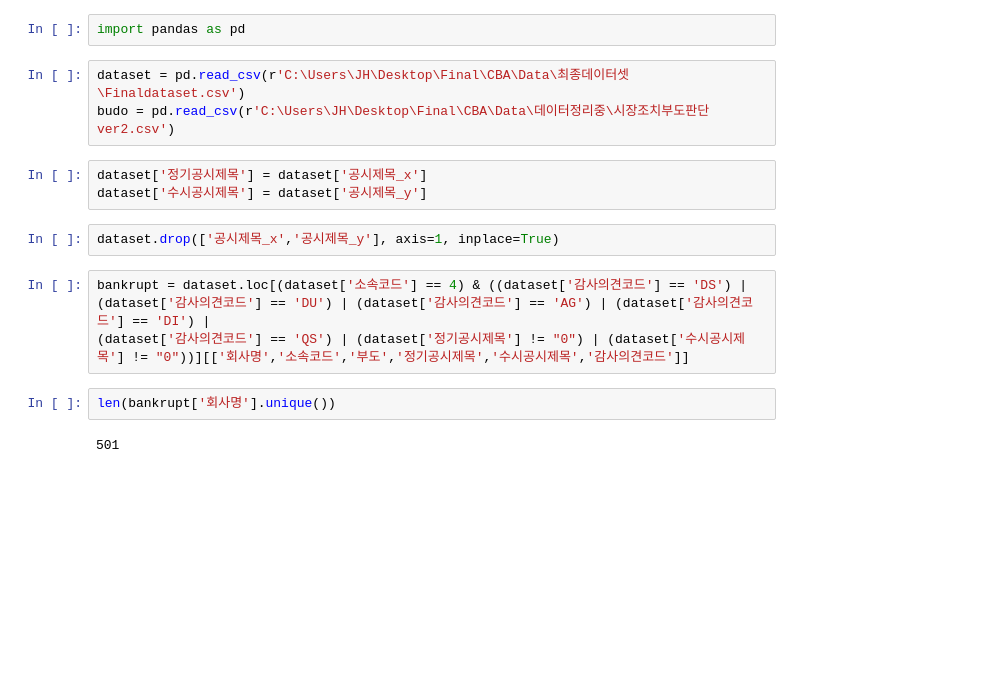
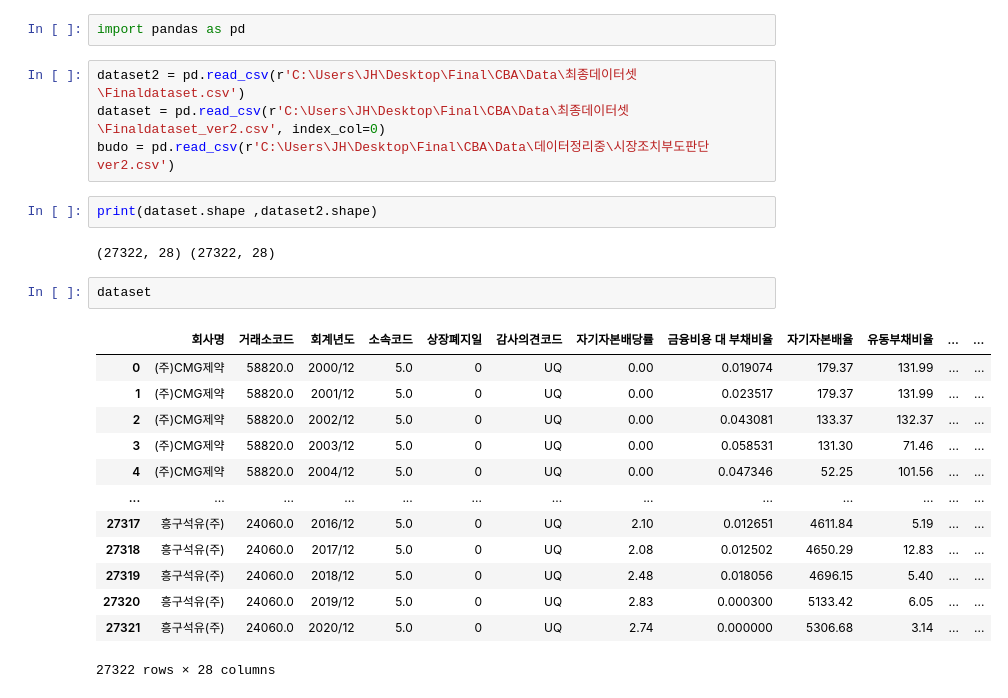
Before and after one commit to JxxHxxx/Ubion-CorporateBankruptcyAnalysis, a Jupyter notebook: Code/JH/code/preprocessing/prepro_bankruptct_3.ipynb, the cells around one changed output. Saved outputs shown, nothing was run; the diff lists cells and outputs as text; blank space fills up the shorter version.

```diff
--- a/Code/JH/code/preprocessing/prepro_bankruptct_3.ipynb
+++ b/Code/JH/code/preprocessing/prepro_bankruptct_3.ipynb
@@ -1,17 +1,26 @@
 # %%
 import pandas as pd
 # %%
-dataset = pd.read_csv(r'C:\Users\JH\Desktop\Final\CBA\Data\최종데이터셋\Finaldataset.csv')
+dataset2 = pd.read_csv(r'C:\Users\JH\Desktop\Final\CBA\Data\최종데이터셋\Finaldataset.csv')
+dataset = pd.read_csv(r'C:\Users\JH\Desktop\Final\CBA\Data\최종데이터셋\Finaldataset_ver2.csv', index_col=0)
 budo = pd.read_csv(r'C:\Users\JH\Desktop\Final\CBA\Data\데이터정리중\시장조치부도판단ver2.csv')
-# %%
-dataset['정기공시제목'] = dataset['공시제목_x']
-dataset['수시공시제목'] = dataset['공시제목_y']
-# %%
-dataset.drop(['공시제목_x','공시제목_y'], axis=1, inplace=True)
-# %%
-bankrupt = dataset.loc[(dataset['소속코드'] == 4) & ((dataset['감사의견코드'] == 'DS') | (dataset['감사의견코드'] == 'DU') | (dataset['감사의견코드'] == 'AG') | (dataset['감사의견코드'] == 'DI') |
-(dataset['감사의견코드'] == 'QS') | (dataset['정기공시제목'] != "0") | (dataset['수시공시제목'] != "0"))][['회사명','소속코드','부도','정기공시제목','수시공시제목','감사의견코드']]
-# %%
-len(bankrupt['회사명'].unique())
-# %% [output]
-501
+# %%
+print(dataset.shape ,dataset2.shape)
+# %% [output]
+(27322, 28) (27322, 28)
+# %%
+dataset
+# %% [output]
+|  | 회사명 | 거래소코드 | 회계년도 | 소속코드 | 상장폐지일 | 감사의견코드 | 자기자본배당률 | 금융비용 대 부채비율 | 자기자본배율 | 유동부채비율 | ... | ... |
+| 0 | (주)CMG제약 | 58820.0 | 2000/12 | 5.0 | 0 | UQ | 0.00 | 0.019074 | 179.37 | 131.99 | ... | ... |
+| 1 | (주)CMG제약 | 58820.0 | 2001/12 | 5.0 | 0 | UQ | 0.00 | 0.023517 | 179.37 | 131.99 | ... | ... |
+| 2 | (주)CMG제약 | 58820.0 | 2002/12 | 5.0 | 0 | UQ | 0.00 | 0.043081 | 133.37 | 132.37 | ... | ... |
+| 3 | (주)CMG제약 | 58820.0 | 2003/12 | 5.0 | 0 | UQ | 0.00 | 0.058531 | 131.30 | 71.46 | ... | ... |
+| 4 | (주)CMG제약 | 58820.0 | 2004/12 | 5.0 | 0 | UQ | 0.00 | 0.047346 | 52.25 | 101.56 | ... | ... |
+| ... | ... | ... | ... | ... | ... | ... | ... | ... | ... | ... | ... | ... |
+| 27317 | 흥구석유(주) | 24060.0 | 2016/12 | 5.0 | 0 | UQ | 2.10 | 0.012651 | 4611.84 | 5.19 | ... | ... |
+| 27318 | 흥구석유(주) | 24060.0 | 2017/12 | 5.0 | 0 | UQ | 2.08 | 0.012502 | 4650.29 | 12.83 | ... | ... |
+| 27319 | 흥구석유(주) | 24060.0 | 2018/12 | 5.0 | 0 | UQ | 2.48 | 0.018056 | 4696.15 | 5.40 | ... | ... |
+| 27320 | 흥구석유(주) | 24060.0 | 2019/12 | 5.0 | 0 | UQ | 2.83 | 0.000300 | 5133.42 | 6.05 | ... | ... |
+| 27321 | 흥구석유(주) | 24060.0 | 2020/12 | 5.0 | 0 | UQ | 2.74 | 0.000000 | 5306.68 | 3.14 | ... | ... |
+27322 rows × 28 columns
```
Also changed, not shown: parts of 13 cells of this notebook, 1 other file.
